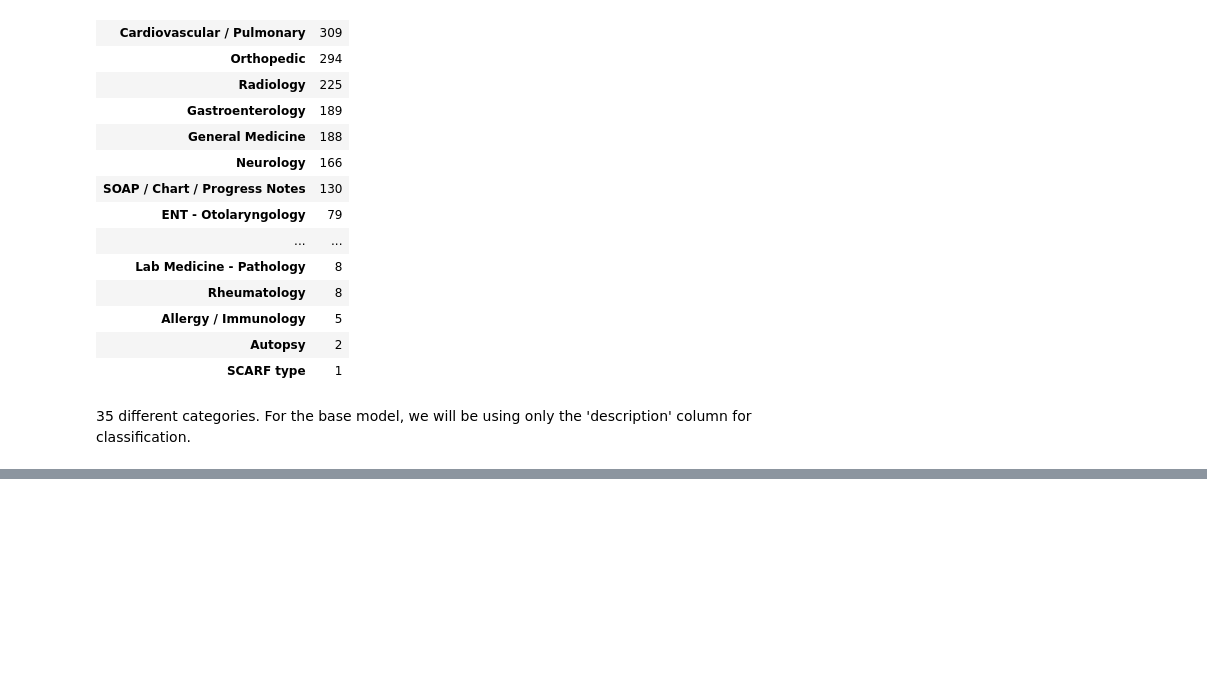
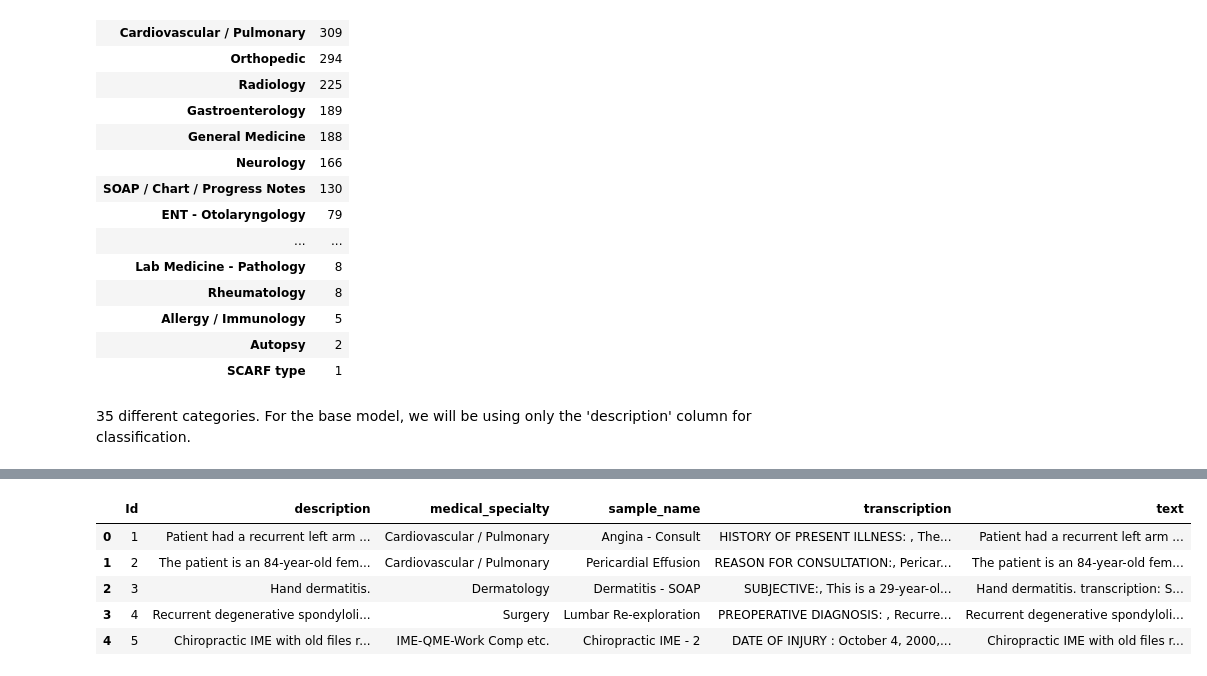
Before and after one commit to shub2022/Text_classifier_Healthcare, a Jupyter notebook: Preprocessing.ipynb, the cells around one changed output, grey strips where cells are left out. Drawn from its saved outputs; the diff is of its cells as text; code cells hidden in the pictures; blank space fills up the shorter version.

```diff
--- a/Preprocessing.ipynb
+++ b/Preprocessing.ipynb
@@ -83,0 +105,11 @@ train_df[['Id','medical_specialty']].groupby('medical_specialty').count().sort_v
+# %%
+train_df['text']= train_df['description'] + " transcription: " +train_df['transcription']
+# %%
+train_df.head()
+# %% [output]
+|  | Id | description | medical_specialty | sample_name | transcription | text |
+| 0 | 1 | Patient had a recurrent left arm ... | Cardiovascular / Pulmonary | Angina - Consult | HISTORY OF PRESENT ILLNESS: , The... | Patient had a recurrent left arm ... |
+| 1 | 2 | The patient is an 84-year-old fem... | Cardiovascular / Pulmonary | Pericardial Effusion | REASON FOR CONSULTATION:, Pericar... | The patient is an 84-year-old fem... |
+| 2 | 3 | Hand dermatitis. | Dermatology | Dermatitis - SOAP | SUBJECTIVE:, This is a 29-year-ol... | Hand dermatitis. transcription: S... |
+| 3 | 4 | Recurrent degenerative spondyloli... | Surgery | Lumbar Re-exploration | PREOPERATIVE DIAGNOSIS: , Recurre... | Recurrent degenerative spondyloli... |
+| 4 | 5 | Chiropractic IME with old files r... | IME-QME-Work Comp etc. | Chiropractic IME - 2 | DATE OF INJURY : October 4, 2000,... | Chiropractic IME with old files r... |
```
Also changed, not shown: parts of 3 cells of this notebook.
